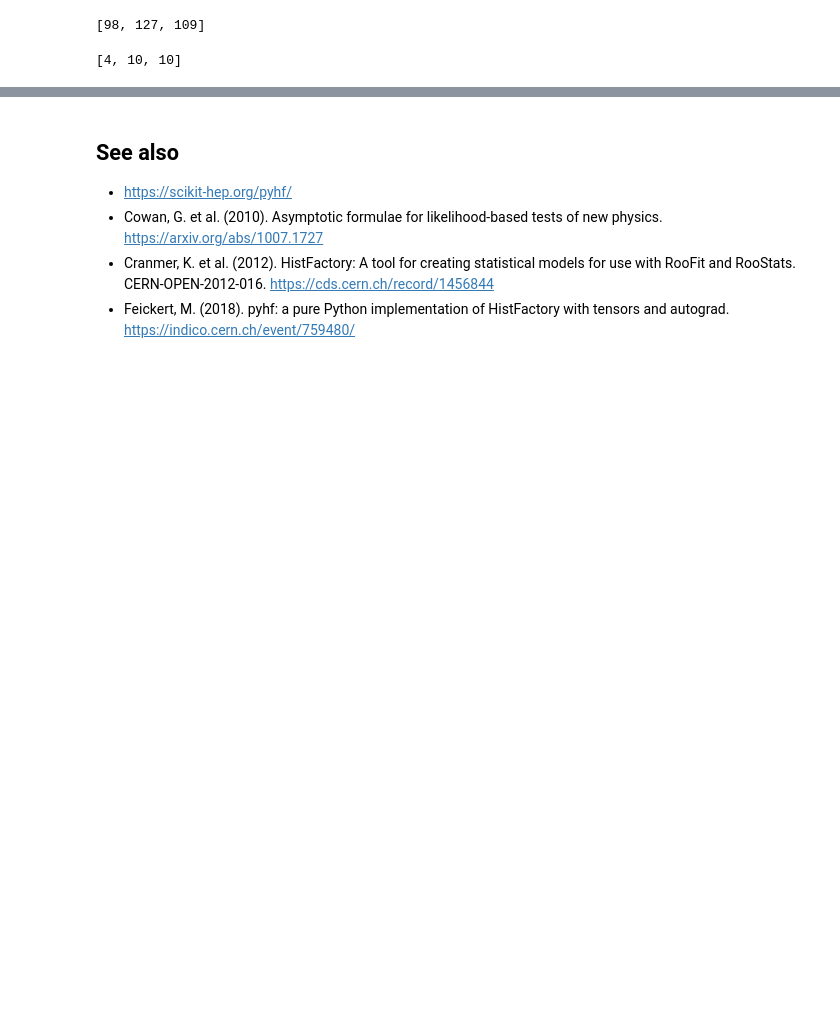
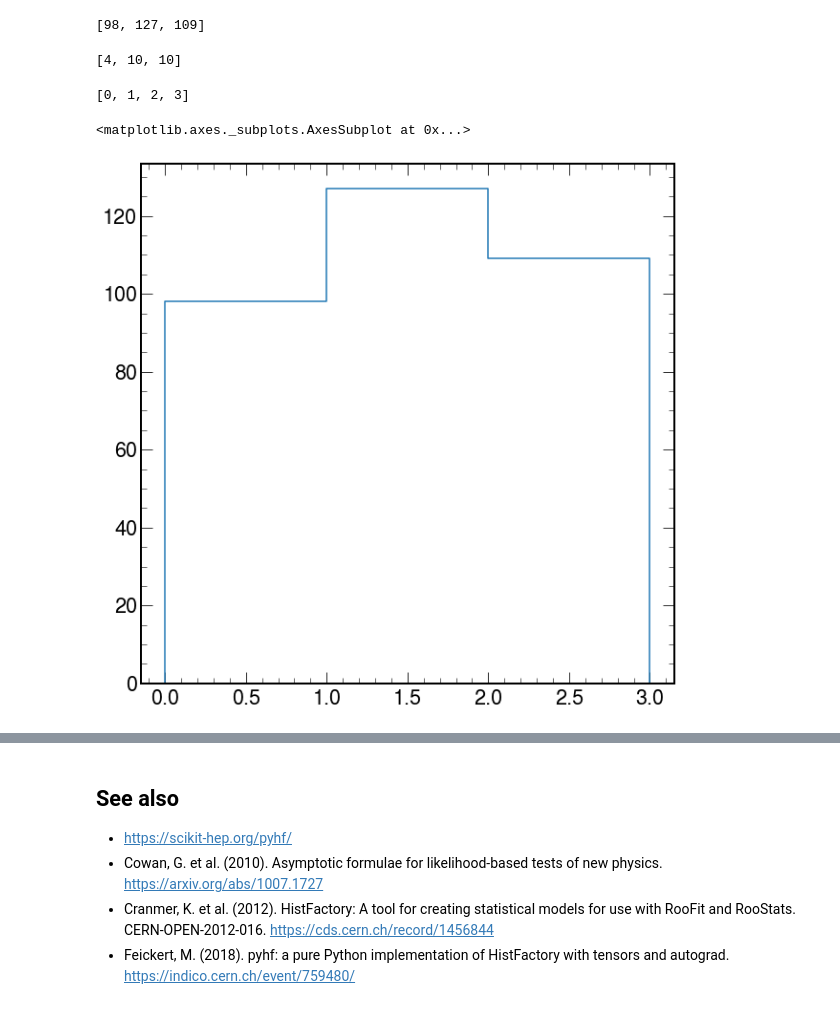
Before and after one commit to rreece/statistics-notebooks, a Jupyter notebook: notebooks/pyhf-hello-world-2.ipynb, the cells around one changed output, grey strips where cells are left out. Saved outputs shown, nothing was run; the diff lists cells and outputs as text; code cells hidden in the pictures; blank space fills up the shorter version.

```diff
--- a/notebooks/pyhf-hello-world-2.ipynb
+++ b/notebooks/pyhf-hello-world-2.ipynb
@@ -49,7 +51,7 @@ def generate_source_static(n_bins):
     Returns:
         source
     """
-    binning = [n_bins, -0.5, n_bins + 0.5]
+    binning = list(range(n_bins+1))
     data = [120.0] * n_bins
     bkg = [100.0] * n_bins
     bkgerr = [10.0] * n_bins
@@ -74,7 +76,7 @@ def generate_source_poisson(n_bins):
         source
     """
     np.random.seed(0)  # Fix seed for reproducibility
-    binning = [n_bins, -0.5, n_bins + 0.5]
+    binning = list(range(n_bins+1))
     data = np.random.poisson(120.0, n_bins).tolist()
     bkg = np.random.poisson(100.0, n_bins).tolist()
     bkgerr = np.random.poisson(10.0, n_bins).tolist()
@@ -129,3 +136,15 @@ source['bindata']['bkg']
 source['bindata']['bkgerr']
 # %% [output]
 [4, 10, 10]
+# %%
+source['binning']
+# %% [output]
+[0, 1, 2, 3]
+# %%
+#plt.style.use(hep.style.ATLAS)
+plt.style.use([hep.style.CMS, hep.style.firamath])
+# %%
+hep.histplot(source['bindata']['bkg'], source['binning'])
+# %% [output]
+<matplotlib.axes._subplots.AxesSubplot at 0x...>
+[figure, added]
```
Also changed, not shown: parts of 6 cells of this notebook, 4 other files.
